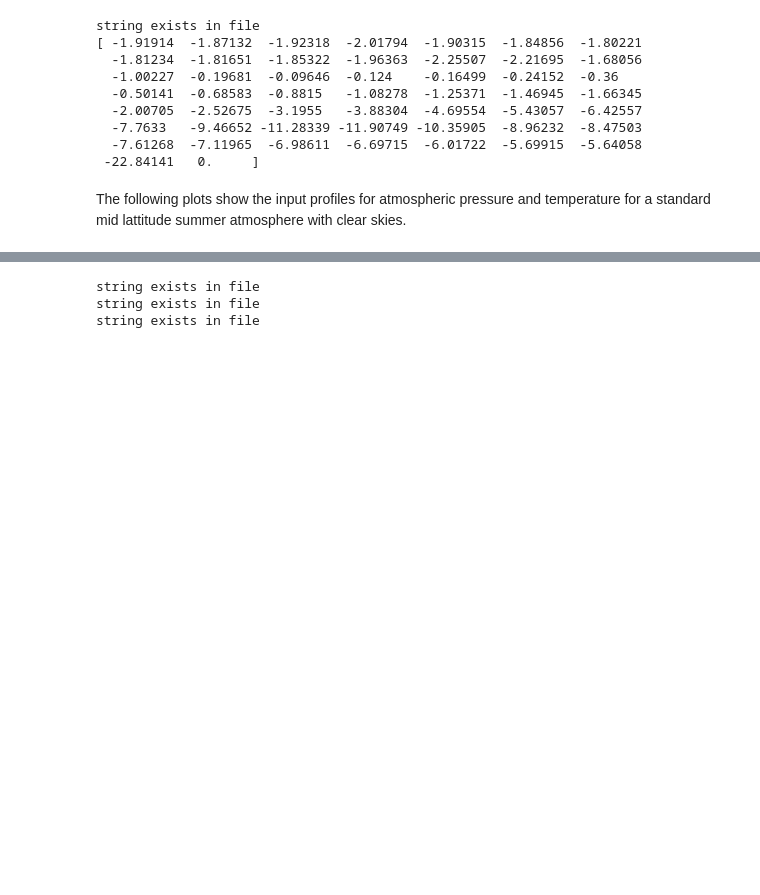
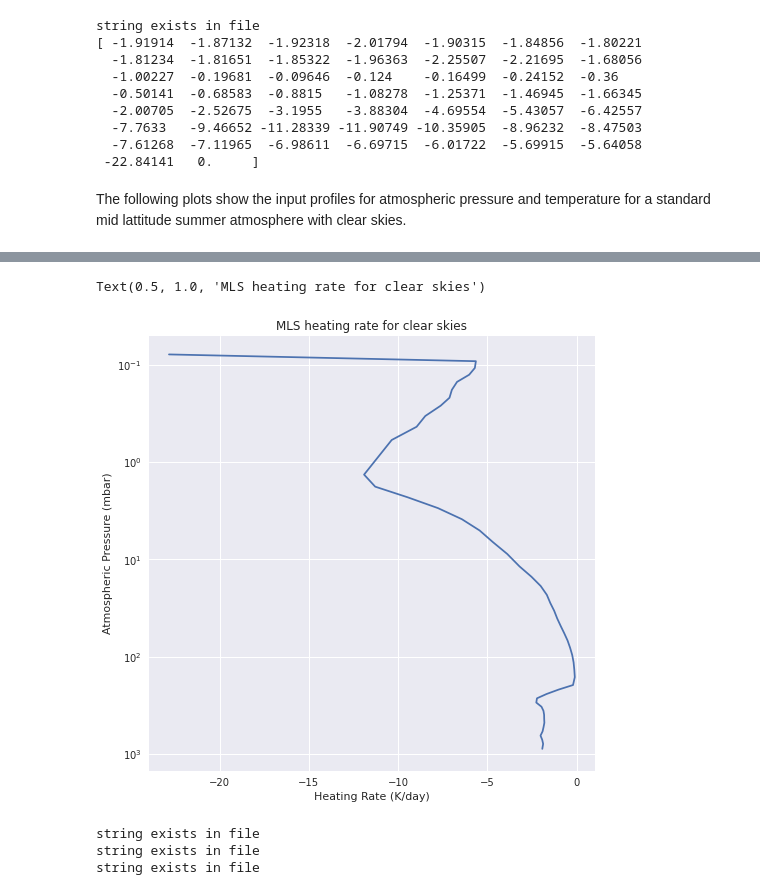
Before and after one commit to SennDegrare/RRTMG_LW_outputs, a Jupyter notebook: Longwave-rrtm-read.ipynb, the cells around one changed output, grey strips where cells are left out. Drawn from its saved outputs; the diff is of its cells as text; code cells hidden in the pictures; blank space fills up the shorter version.

```diff
--- a/Longwave-rrtm-read.ipynb
+++ b/Longwave-rrtm-read.ipynb
@@ -258,3 +233,14 @@ plt.savefig('mix-ratio.pdf', bbox_inches='tight')
+# %%
+fig, ax = plt.subplots(figsize=(8,8))
+ax.plot(output_51l[3][:-1], output_51l[1][:-1])
+ax.set_xlabel('Heating Rate (K/day)')
+ax.set_ylabel('Atmospheric Pressure (mbar)')
+ax.set_yscale('log')
+ax.set_ylim(1500,0.05)
+ax.set_title('MLS heating rate for clear skies')
+# %% [output]
+Text(0.5, 1.0, 'MLS heating rate for clear skies')
+[figure, added]
 # %%
 output_noco2 = rrtmg_lw_output_read(51,file[1],return_bands()[16]) #no CO2
 output_noh2o = rrtmg_lw_output_read(51,file[2],return_bands()[16]) #no H2O
```
Also changed, not shown: parts of 7 cells of this notebook.
